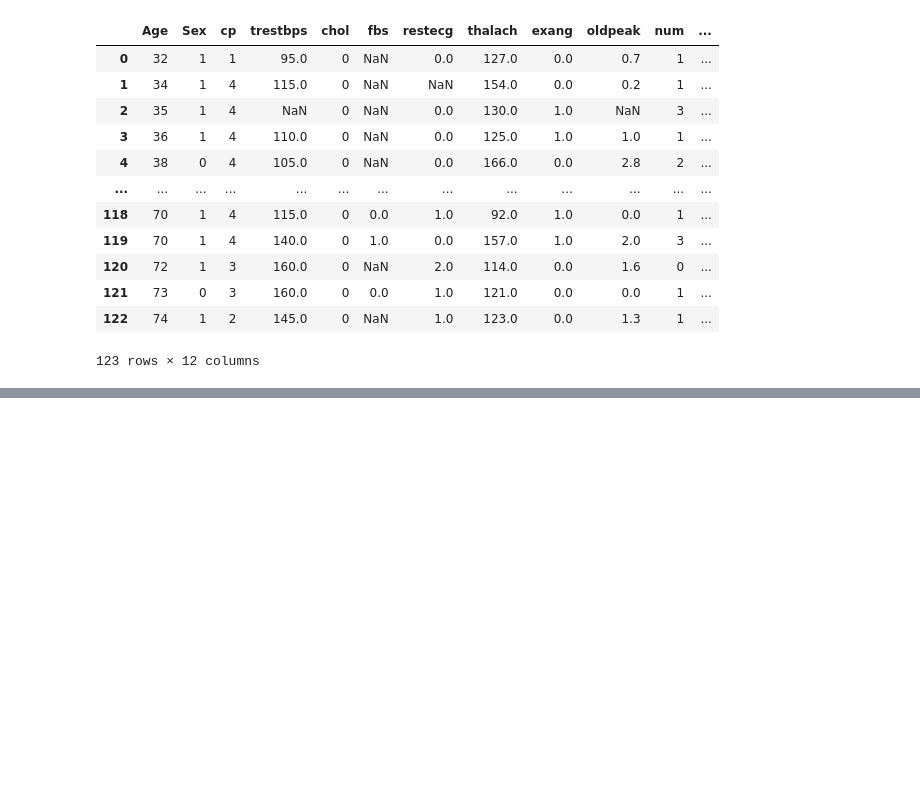
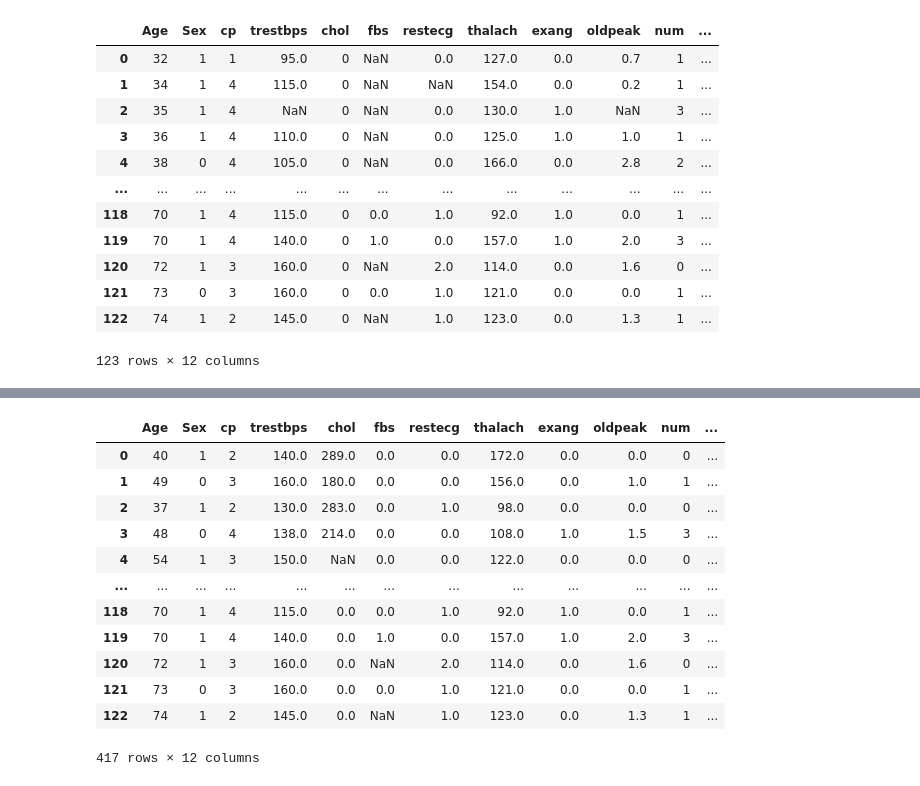
Before and after one commit to jenny0741/final_project, a Jupyter notebook: notebooks/data_cleaning.ipynb, the cells around one changed output, grey strips where cells are left out. Drawn from its saved outputs; the diff is of its cells as text; code cells hidden in the pictures; blank space fills up the shorter version.

```diff
--- a/notebooks/data_cleaning.ipynb
+++ b/notebooks/data_cleaning.ipynb
@@ -420,0 +439,18 @@ swtz_df
+# %%
+eu_data_df = pd.concat([hgrn_df, swtz_df], axis=0)
+# %%
+eu_data_df
+# %% [output]
+|  | Age | Sex | cp | trestbps | chol | fbs | restecg | thalach | exang | oldpeak | num | ... |
+| 0 | 40 | 1 | 2 | 140.0 | 289.0 | 0.0 | 0.0 | 172.0 | 0.0 | 0.0 | 0 | ... |
+| 1 | 49 | 0 | 3 | 160.0 | 180.0 | 0.0 | 0.0 | 156.0 | 0.0 | 1.0 | 1 | ... |
+| 2 | 37 | 1 | 2 | 130.0 | 283.0 | 0.0 | 1.0 | 98.0 | 0.0 | 0.0 | 0 | ... |
+| 3 | 48 | 0 | 4 | 138.0 | 214.0 | 0.0 | 0.0 | 108.0 | 1.0 | 1.5 | 3 | ... |
+| 4 | 54 | 1 | 3 | 150.0 | NaN | 0.0 | 0.0 | 122.0 | 0.0 | 0.0 | 0 | ... |
+| ... | ... | ... | ... | ... | ... | ... | ... | ... | ... | ... | ... | ... |
+| 118 | 70 | 1 | 4 | 115.0 | 0.0 | 0.0 | 1.0 | 92.0 | 1.0 | 0.0 | 1 | ... |
+| 119 | 70 | 1 | 4 | 140.0 | 0.0 | 1.0 | 0.0 | 157.0 | 1.0 | 2.0 | 3 | ... |
+| 120 | 72 | 1 | 3 | 160.0 | 0.0 | NaN | 2.0 | 114.0 | 0.0 | 1.6 | 0 | ... |
+| 121 | 73 | 0 | 3 | 160.0 | 0.0 | 0.0 | 1.0 | 121.0 | 0.0 | 0.0 | 1 | ... |
+| 122 | 74 | 1 | 2 | 145.0 | 0.0 | NaN | 1.0 | 123.0 | 0.0 | 1.3 | 1 | ... |
+417 rows × 12 columns
```
Also changed, not shown: parts of 4 cells of this notebook.
